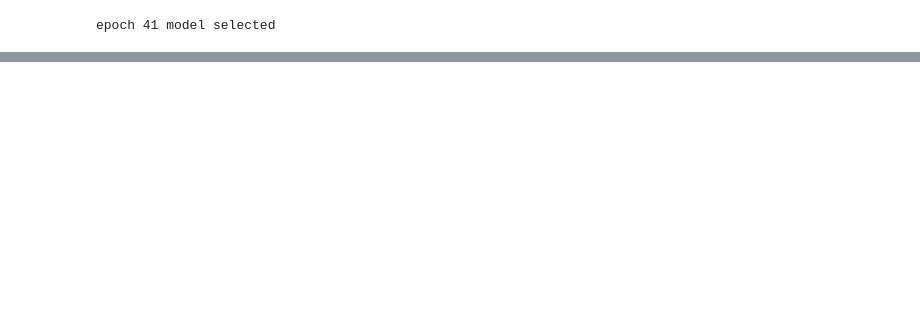
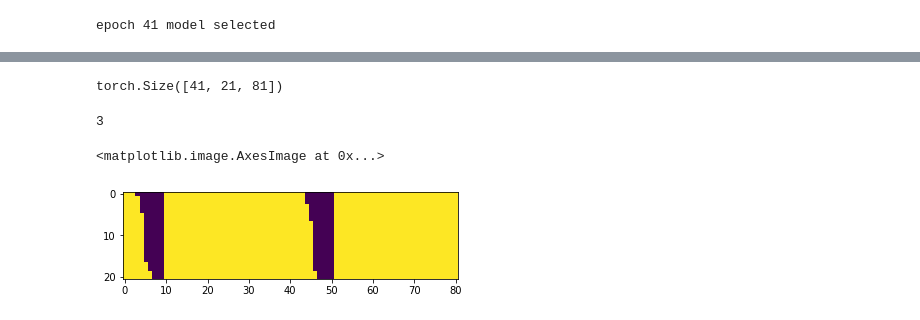
Before and after one commit to bqianz/film, a Jupyter notebook: mlpfilm_ice.ipynb, the cells around one changed output, grey strips where cells are left out. Saved outputs shown, nothing was run; the diff lists cells and outputs as text; code cells hidden in the pictures; blank space fills up the shorter version.

```diff
--- a/mlpfilm_ice.ipynb
+++ b/mlpfilm_ice.ipynb
@@ -892,6 +899,6 @@ with torch.no_grad():
     predicted = max_results.indices
     certainty = max_results.values
 
-predicted = predicted.reshape(n_lng, n_lat, n_depth)
+predicted = predicted.reshape(n_lng+1, n_lat+1, n_depth+1)
 # %% [output]
 epoch 41 model selected
@@ -903,0 +909,16 @@ torch.Size([20, 40, 10])
+# %%
+predicted = torch.Tensor.cpu(predicted)
+# %%
+predicted = torch.transpose(predicted, 1, 2)
+predicted.shape
+# %% [output]
+torch.Size([41, 21, 81])
+# %%
+len(predicted.unique())
+# %% [output]
+3
+# %%
+plt.imshow(predicted[10])
+# %% [output]
+<matplotlib.image.AxesImage at 0x...>
+[figure, added]
```
Also changed, not shown: parts of 33 cells of this notebook.
